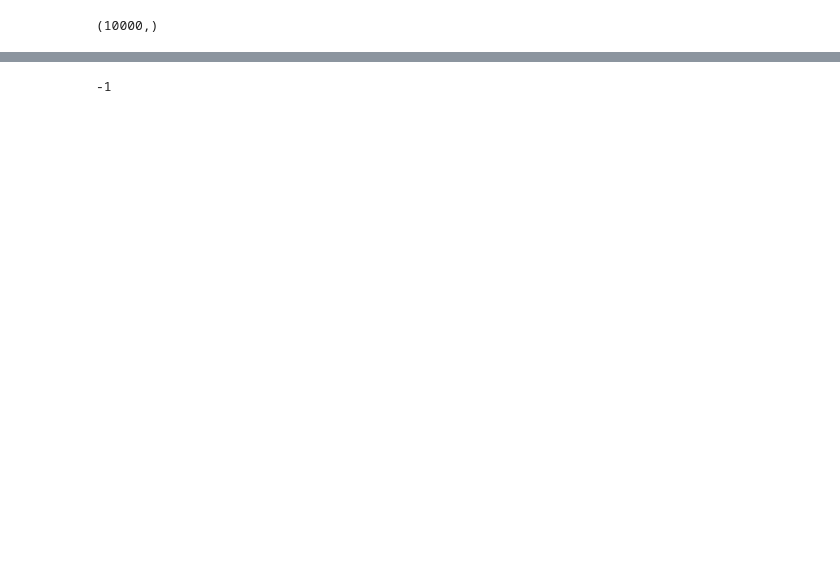
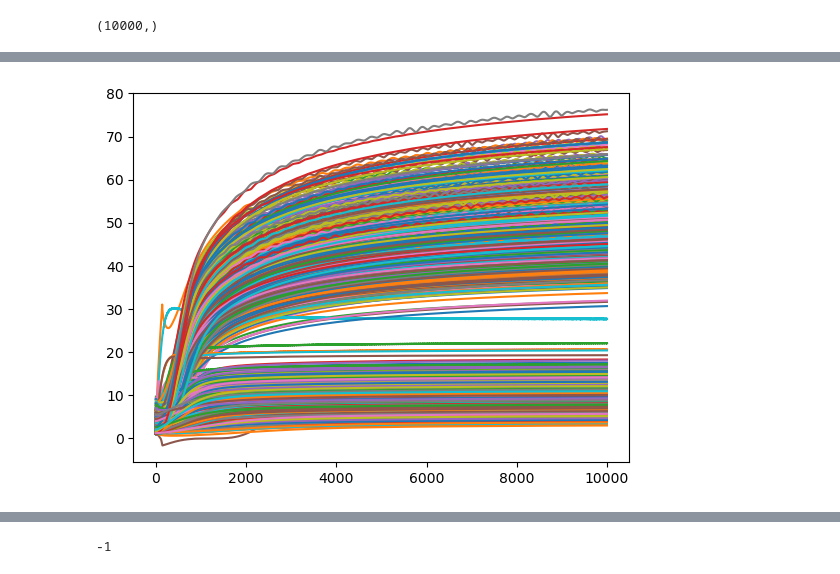
Before and after one commit to IVAN-Hu-yi/CellSizeBCA, a Jupyter notebook: Code/simulation.ipynb, the cells around one changed output, grey strips where cells are left out. Cells and saved outputs as stored; diff of their text form; code cells hidden in the pictures; blank space fills up the shorter version.

```diff
--- a/Code/simulation.ipynb
+++ b/Code/simulation.ipynb
@@ -74,5 +98,8 @@ for i in range(M):
 # %%
-# for j in range(100):
-#     for i in range(N):
-#         Ct = Ct_assemblies[j]
-#         plt.plot(t, Ct[i, :])
+for j in range(assemlies):
+    Ct = Ct_assemblies[j]
+    t = time_assemblies[j]
+    for i in range(N):
+        plt.plot(t, Ct[i, :])
+# %% [output]
+[figure, added]
```
Also changed, not shown: parts of 17 cells of this notebook, 4 other files.
